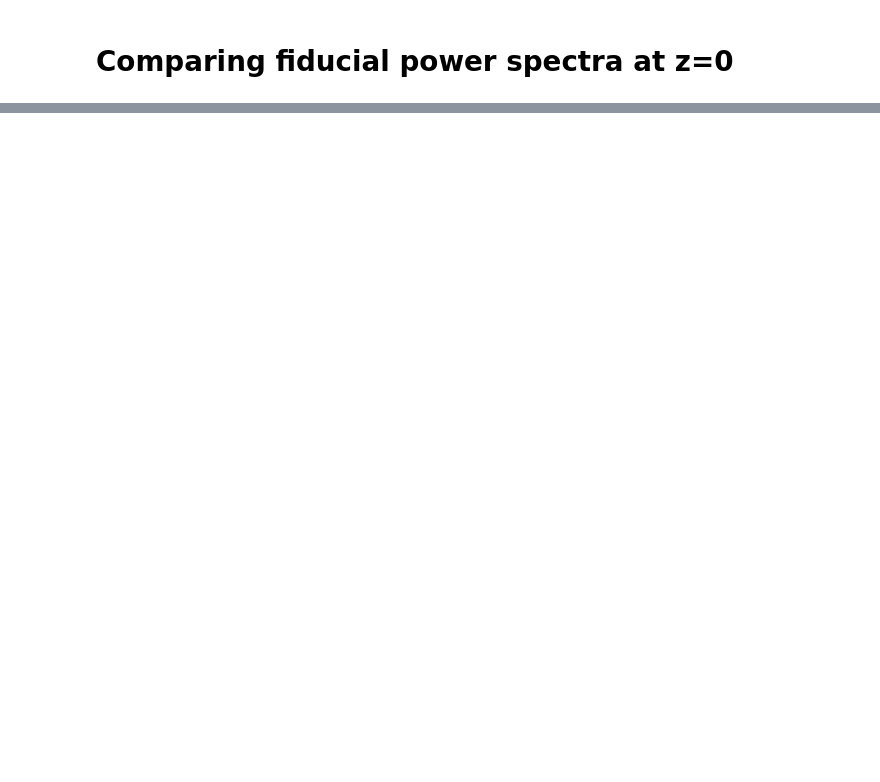
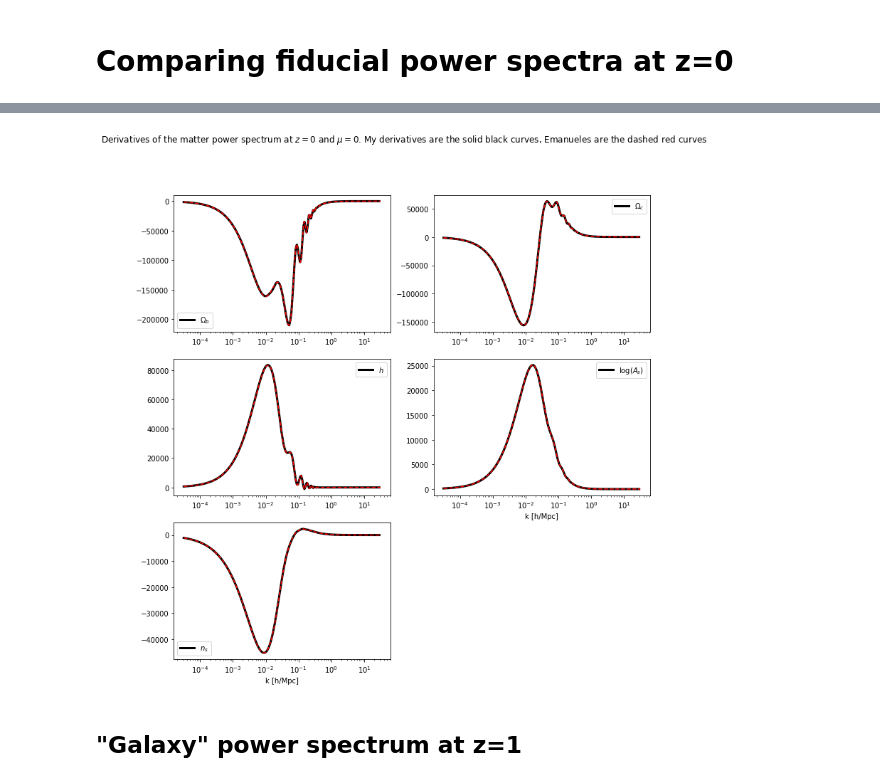
Before and after one commit to NoahSailer/FishLSS, a Jupyter notebook: Comparison with Emanuele's Fisher matrix.ipynb, the cells around one changed output, grey strips where cells are left out. Saved outputs shown, nothing was run; the diff lists cells and outputs as text; code cells hidden in the pictures; blank space fills up the shorter version.

```diff
--- a/Comparison with Emanuele's Fisher matrix.ipynb
+++ b/Comparison with Emanuele's Fisher matrix.ipynb
@@ -105,0 +144,33 @@ plt.savefig(outputFolder+'/pk_ratio.pdf')
+# %%
+fig, axs = plt.subplots(3, 2,figsize=(12,12))
+axs[0,0].semilogx(EmanK,Noah_dPdomega_b,c='k',label=r'$\Omega_b$',lw=3.)
+axs[0,0].semilogx(EmanK,Eman_dPdomega_b,c='r',ls='--')
+
+axs[0,1].semilogx(EmanK,Noah_dPdomega_cdm,c='k',label=r'$\Omega_c$',lw=3.)
+axs[0,1].semilogx(EmanK,Eman_dPdomega_cdm,c='r',ls='--')
+
+axs[1,0].semilogx(EmanK,Noah_dPdh,c='k',label=r'$h$',lw=3.)
+axs[1,0].semilogx(EmanK,Eman_dPdh,c='r',ls='--')
+
+axs[1,1].semilogx(EmanK,Noah_dPdlogAs,c='k',label=r'$\log(A_s)$',lw=3.)
+axs[1,1].semilogx(EmanK,Eman_dPdlogAs,c='r',ls='--')
+
+axs[2,0].semilogx(EmanK,Noah_dPdn_s,c='k',label=r'$n_s$',lw=3.)
+axs[2,0].semilogx(EmanK,Eman_dPdn_s,c='r',ls='--')
+
+axs[0,0].legend(loc=0.)
+axs[0,1].legend(loc=0.)
+axs[1,0].legend(loc=0.)
+axs[1,1].legend(loc=0.)
+axs[2,0].legend(loc=0.)
+
+axs[2,0].set_xlabel('k [h/Mpc]')
+axs[1,1].set_xlabel('k [h/Mpc]')
+axs[2,1].axis('off')
+
+fig.suptitle(r'Derivatives of the matter power spectrum at $z=0$ and $\mu=0$. My derivatives are the solid black curves, Emanuele''s are the dashed red curves')
+plt.savefig('output/matter_power_spectrum_z0.pdf')
+# %% [output]
+[figure, added]
+# %% [markdown]
+## "Galaxy" power spectrum at z=1
```
Also changed, not shown: parts of 17 cells of this notebook, 17 other files.
